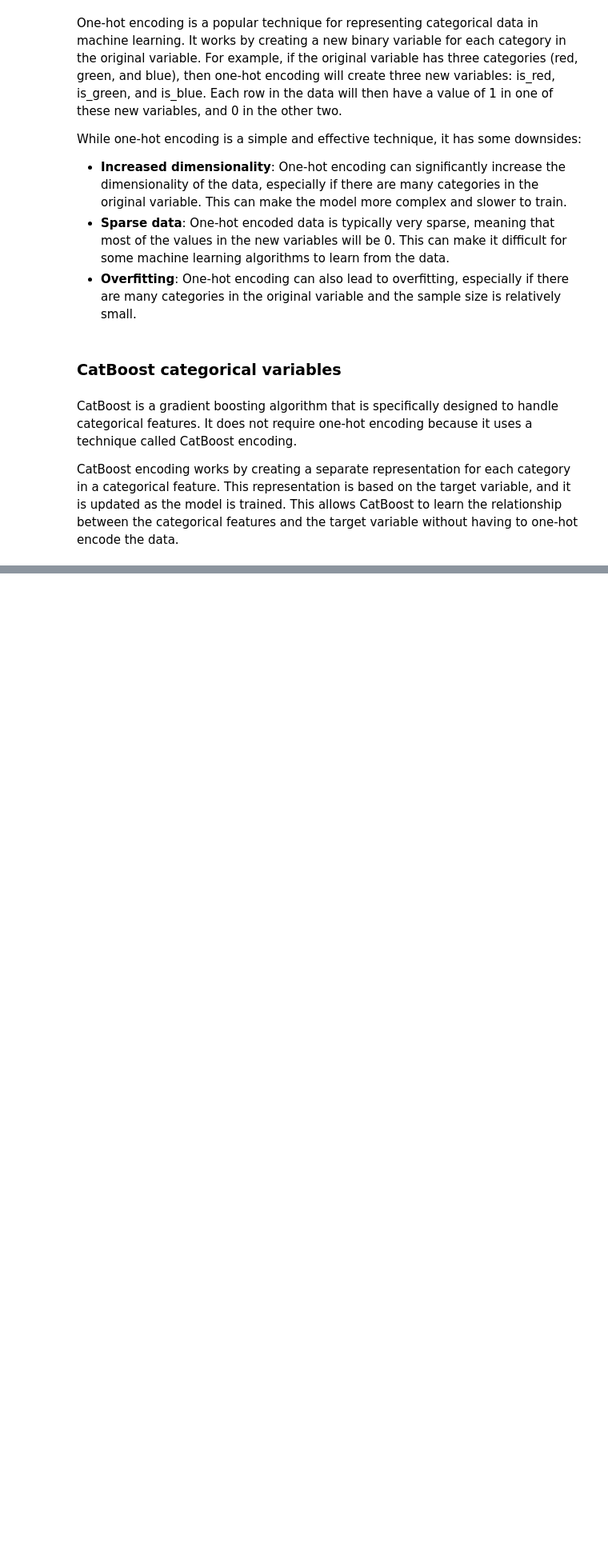
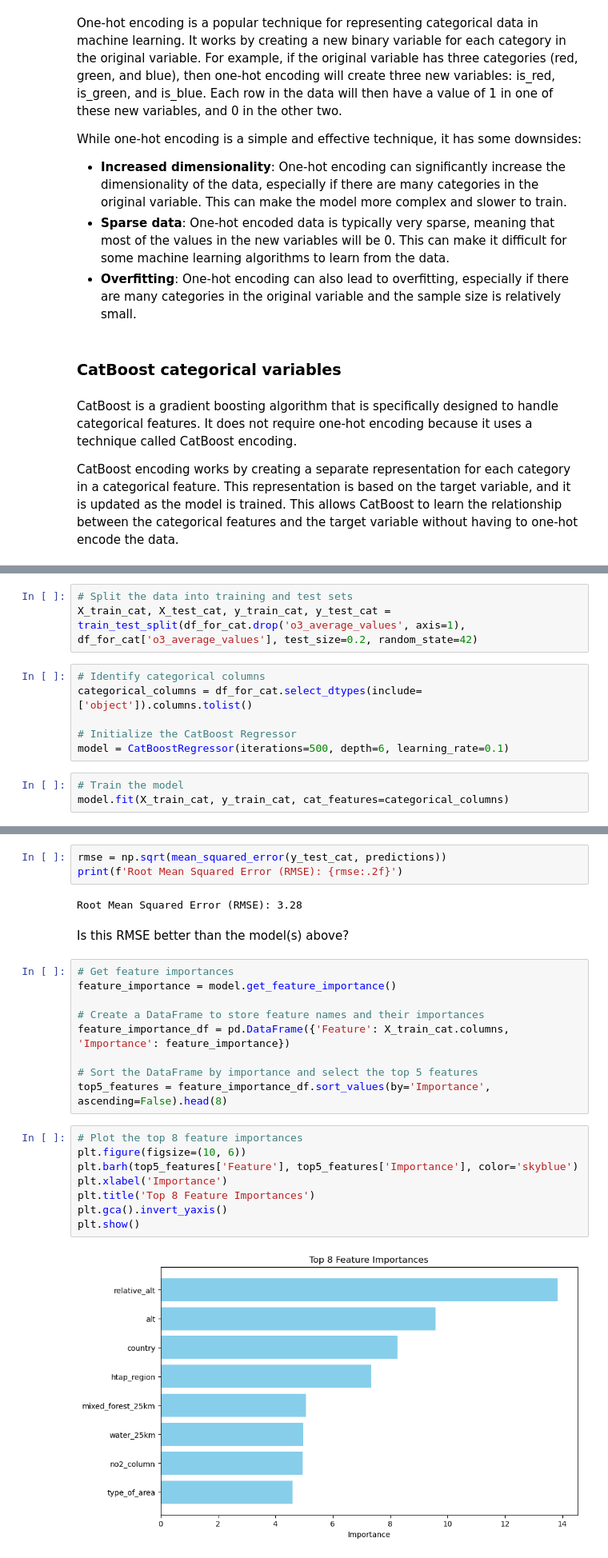
Before and after one commit to ThomasMGeo/intro_ML_NCAR, a Jupyter notebook: notebooks/EdEc_lesson4_trees.ipynb, the cells around one changed output, grey strips where cells are left out. Shown at 80% size. Cells and saved outputs as stored; diff of their text form; blank space fills up the shorter version.

```diff
--- a/notebooks/EdEc_lesson4_trees.ipynb
+++ b/notebooks/EdEc_lesson4_trees.ipynb
@@ -412,0 +433,12 @@ CatBoost encoding works by creating a separate representation for each category
+# %%
+# Split the data into training and test sets
+X_train_cat, X_test_cat, y_train_cat, y_test_cat = train_test_split(df_for_cat.drop('o3_average_values', axis=1), df_for_cat['o3_average_values'], test_size=0.2, random_state=42)
+# %%
+# Identify categorical columns
+categorical_columns = df_for_cat.select_dtypes(include=['object']).columns.tolist()
+
+# Initialize the CatBoost Regressor
+model = CatBoostRegressor(iterations=500, depth=6, learning_rate=0.1)
+# %%
+# Train the model
+model.fit(X_train_cat, y_train_cat, cat_features=categorical_columns)
@@ -412,0 +467,26 @@ CatBoost encoding works by creating a separate representation for each category
+# %%
+rmse = np.sqrt(mean_squared_error(y_test_cat, predictions))
+print(f'Root Mean Squared Error (RMSE): {rmse:.2f}')
+# %% [output]
+Root Mean Squared Error (RMSE): 3.28
+# %% [markdown]
+Is this RMSE better than the model(s) above?
+# %%
+# Get feature importances
+feature_importance = model.get_feature_importance()
+
+# Create a DataFrame to store feature names and their importances
+feature_importance_df = pd.DataFrame({'Feature': X_train_cat.columns, 'Importance': feature_importance})
+
+# Sort the DataFrame by importance and select the top 5 features
+top5_features = feature_importance_df.sort_values(by='Importance', ascending=False).head(8)
+# %%
+# Plot the top 8 feature importances
+plt.figure(figsize=(10, 6))
+plt.barh(top5_features['Feature'], top5_features['Importance'], color='skyblue')
+plt.xlabel('Importance')
+plt.title('Top 8 Feature Importances')
+plt.gca().invert_yaxis()
+plt.show()
+# %% [output]
+[figure, added]
```
Also changed, not shown: parts of 13 cells of this notebook.
